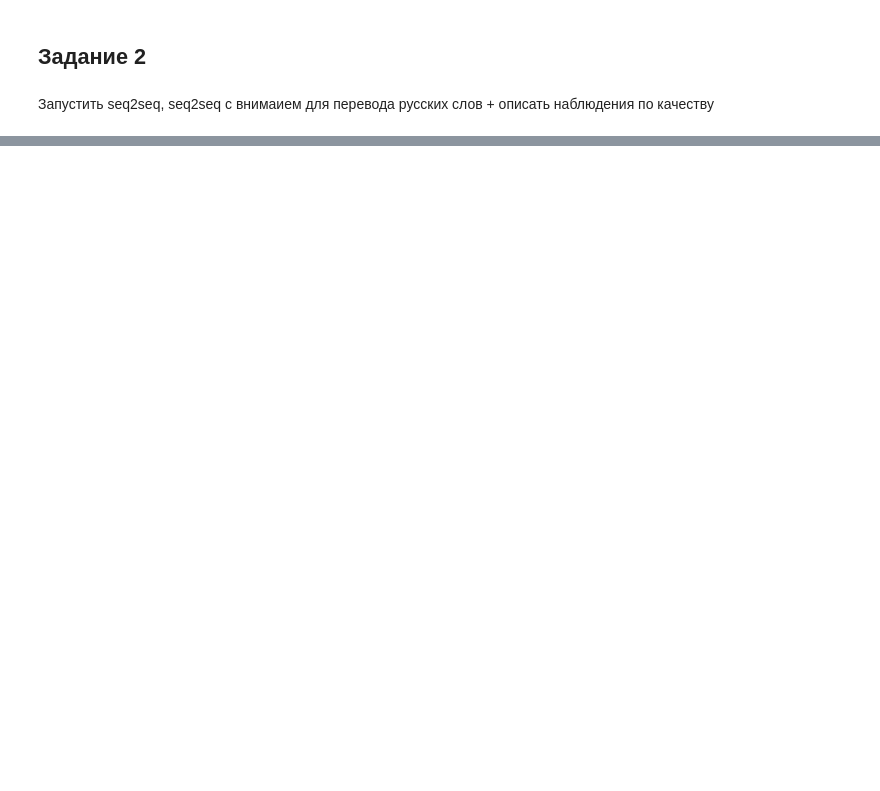
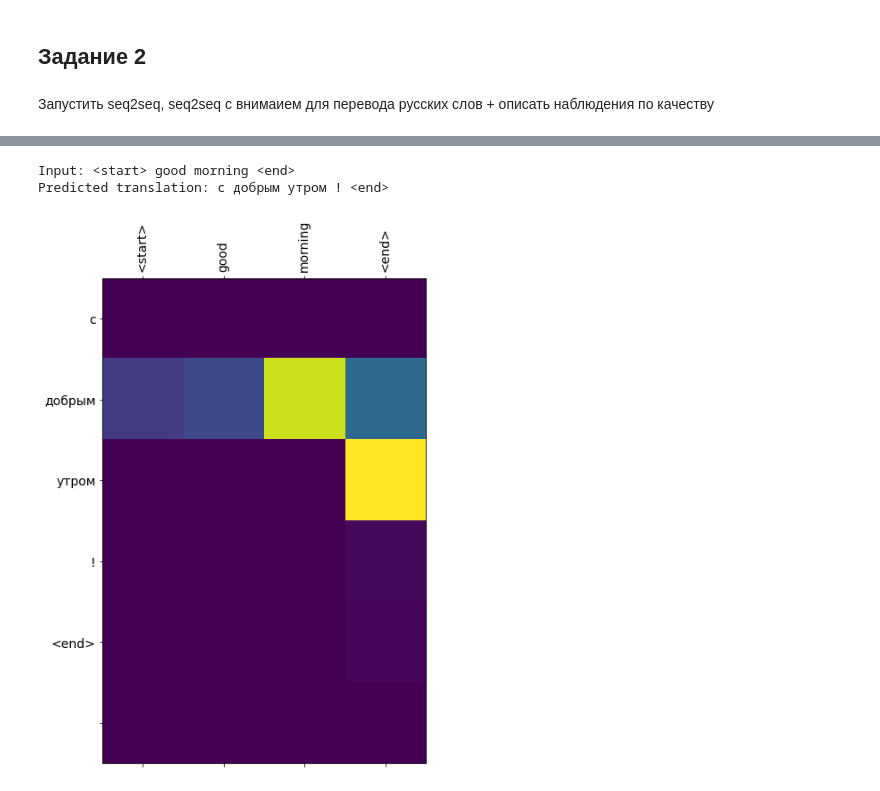
Before and after one commit to VitalyGladyshev/gb_nlp, a Jupyter notebook: HW_07_NLP.ipynb, the cells around one changed output, grey strips where cells are left out. Saved outputs shown, nothing was run; the diff lists cells and outputs as text; code cells hidden in the pictures; blank space fills up the shorter version.

```diff
--- a/HW_07_NLP.ipynb
+++ b/HW_07_NLP.ipynb
@@ -383,0 +605,7 @@ print(generate_text(model, start_string=start_string))
+# %%
+input_tensor, inp_lang_tokenizer = tokenize(input_texts)
+target_tensor, targ_lang_tokenizer = tokenize(target_texts)
+# %%
+from sklearn.model_selection import train_test_split
+
+input_tensor_train, input_tensor_val, target_tensor_train, target_tensor_val = train_test_split(input_tensor, target_tensor, test_size=0.2)
@@ -383,0 +700,32 @@ print(generate_text(model, start_string=start_string))
+# %%
+@tf.function
+def train_step(inp, targ, enc_hidden):
+    loss = 0
+
+    with tf.GradientTape() as tape:
+        enc_output, enc_hidden = encoder(inp, enc_hidden)
+        dec_hidden = enc_hidden
+        dec_input = tf.expand_dims([targ_lang_tokenizer.word_index['<start>']] * BATCH_SIZE, 1)
+
+        for t in range(1, targ.shape[1]):
+            predictions, dec_hidden, _ = decoder(dec_input, dec_hidden, enc_output)
+            loss += loss_function(targ[:, t], predictions)
+            dec_input = tf.expand_dims(targ[:, t], 1)
+
+    batch_loss = (loss / int(targ.shape[1]))
+    variables = encoder.trainable_variables + decoder.trainable_variables
+    gradients = tape.gradient(loss, variables)
+    optimizer.apply_gradients(zip(gradients, variables))
+    return batch_loss
+# %%
+EPOCHS = 25
+for epoch in range(EPOCHS):
+    enc_hidden = encoder.initialize_hidden_state()
+    total_loss = 0
+
+    for (batch, (inp, targ)) in enumerate(dataset.take(steps_per_epoch)):
+        batch_loss = train_step(inp, targ, enc_hidden)
+        total_loss += batch_loss
+
+    print('Epoch {} Loss {:.4f}'.format(epoch + 1,
+                                      total_loss / steps_per_epoch))
@@ -383,0 +805,6 @@ print(generate_text(model, start_string=start_string))
+# %%
+translate(u'good morning')
+# %% [output]
+Input: <start> good morning <end>
+Predicted translation: с добрым утром ! <end>
+[figure, added]
```
Also changed, not shown: parts of 27 cells of this notebook.
